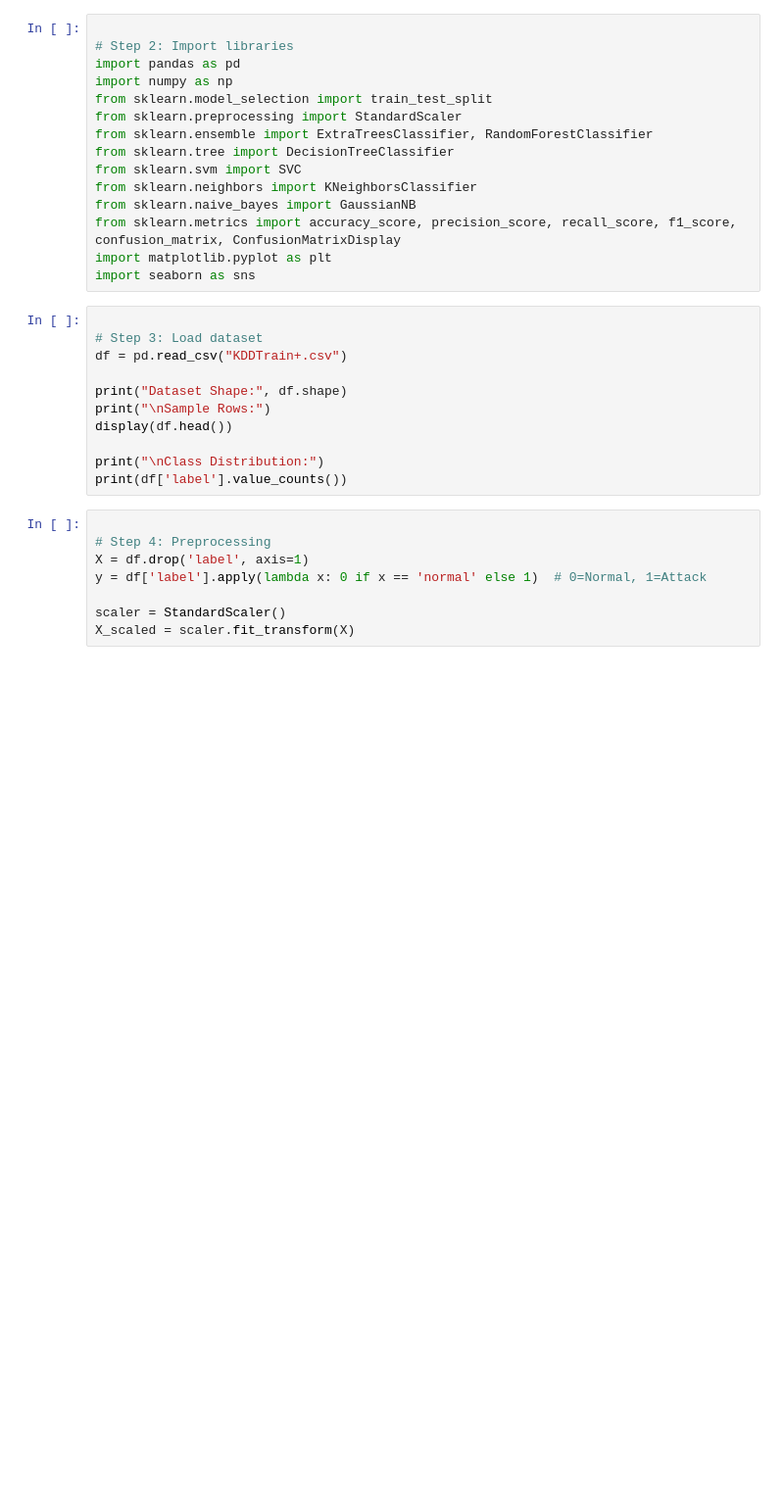
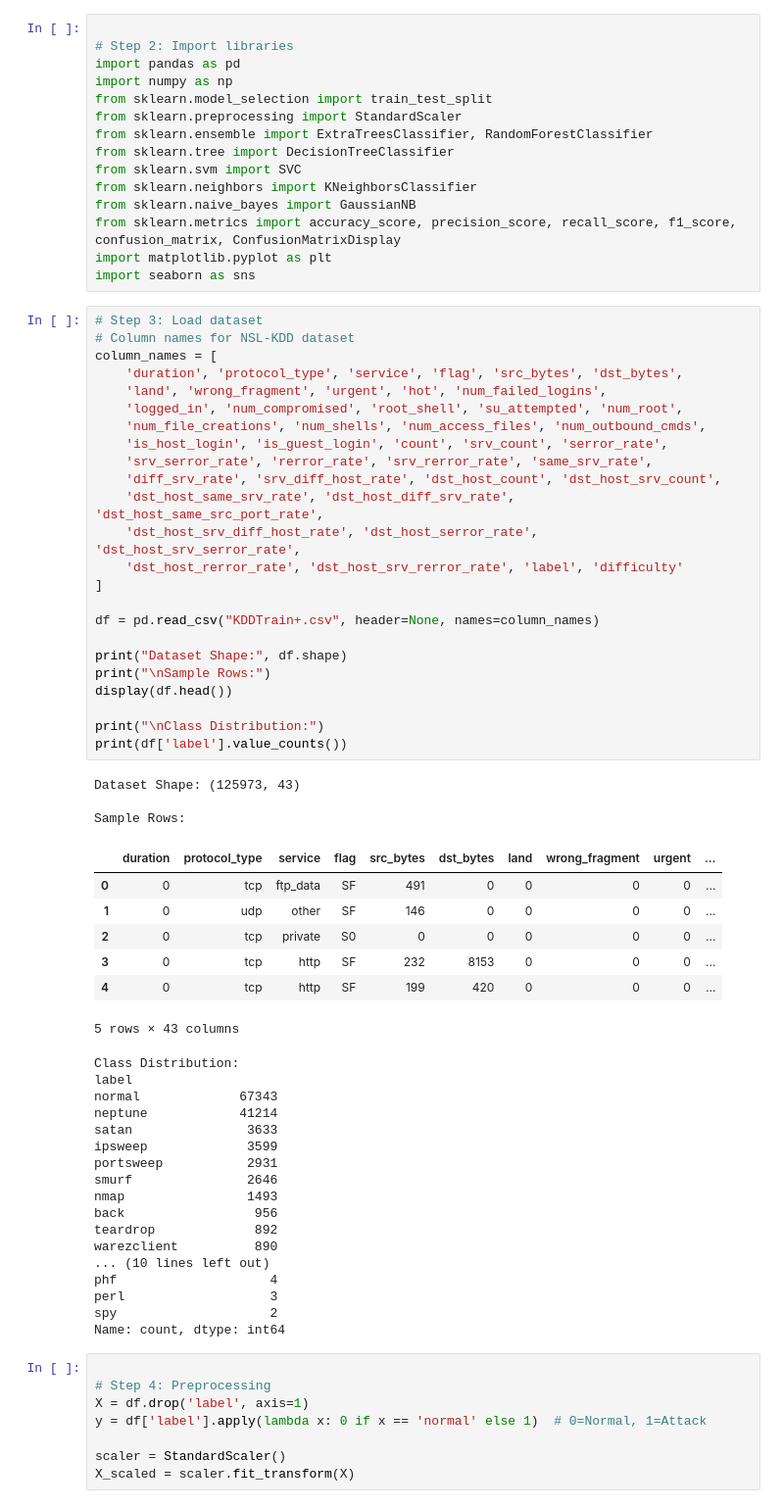
Before and after one commit to iamkr07/TechExplore2k25, a Jupyter notebook: Intrusion_Detection_Colab.ipynb, the cells around one changed output. Shown at 98% size. Cells and saved outputs as stored; diff of their text form; blank space fills up the shorter version.

```diff
--- a/Intrusion_Detection_Colab.ipynb
+++ b/Intrusion_Detection_Colab.ipynb
@@ -25,16 +38,57 @@ from sklearn.metrics import accuracy_score, precision_score, recall_score, f1_sc
 import matplotlib.pyplot as plt
 import seaborn as sns
 # %%
+# Step 3: Load dataset
+# Column names for NSL-KDD dataset
+column_names = [
+    'duration', 'protocol_type', 'service', 'flag', 'src_bytes', 'dst_bytes',
+    'land', 'wrong_fragment', 'urgent', 'hot', 'num_failed_logins',
+    'logged_in', 'num_compromised', 'root_shell', 'su_attempted', 'num_root',
+    'num_file_creations', 'num_shells', 'num_access_files', 'num_outbound_cmds',
+    'is_host_login', 'is_guest_login', 'count', 'srv_count', 'serror_rate',
+    'srv_serror_rate', 'rerror_rate', 'srv_rerror_rate', 'same_srv_rate',
+    'diff_srv_rate', 'srv_diff_host_rate', 'dst_host_count', 'dst_host_srv_count',
+    'dst_host_same_srv_rate', 'dst_host_diff_srv_rate', 'dst_host_same_src_port_rate',
+    'dst_host_srv_diff_host_rate', 'dst_host_serror_rate', 'dst_host_srv_serror_rate',
+    'dst_host_rerror_rate', 'dst_host_srv_rerror_rate', 'label', 'difficulty'
+]
 
-# Step 3: Load dataset
-df = pd.read_csv("KDDTrain+.csv")
+df = pd.read_csv("KDDTrain+.csv", header=None, names=column_names)
 
 print("Dataset Shape:", df.shape)
 print("\nSample Rows:")
 display(df.head())
 
 print("\nClass Distribution:")
 print(df['label'].value_counts())
+# %% [output]
+Dataset Shape: (125973, 43)
+
+Sample Rows:
+|  | duration | protocol_type | service | flag | src_bytes | dst_bytes | land | wrong_fragment | urgent | ... |
+| 0 | 0 | tcp | ftp_data | SF | 491 | 0 | 0 | 0 | 0 | ... |
+| 1 | 0 | udp | other | SF | 146 | 0 | 0 | 0 | 0 | ... |
+| 2 | 0 | tcp | private | S0 | 0 | 0 | 0 | 0 | 0 | ... |
+| 3 | 0 | tcp | http | SF | 232 | 8153 | 0 | 0 | 0 | ... |
+| 4 | 0 | tcp | http | SF | 199 | 420 | 0 | 0 | 0 | ... |
+5 rows × 43 columns
+Class Distribution:
+label
+normal             67343
+neptune            41214
+satan               3633
+ipsweep             3599
+portsweep           2931
+smurf               2646
+nmap                1493
+back                 956
+teardrop             892
+warezclient          890
+... (10 lines left out)
+phf                    4
+perl                   3
+spy                    2
+Name: count, dtype: int64
 # %%
 
 # Step 4: Preprocessing
```
Also changed, not shown: parts of 8 cells of this notebook.
